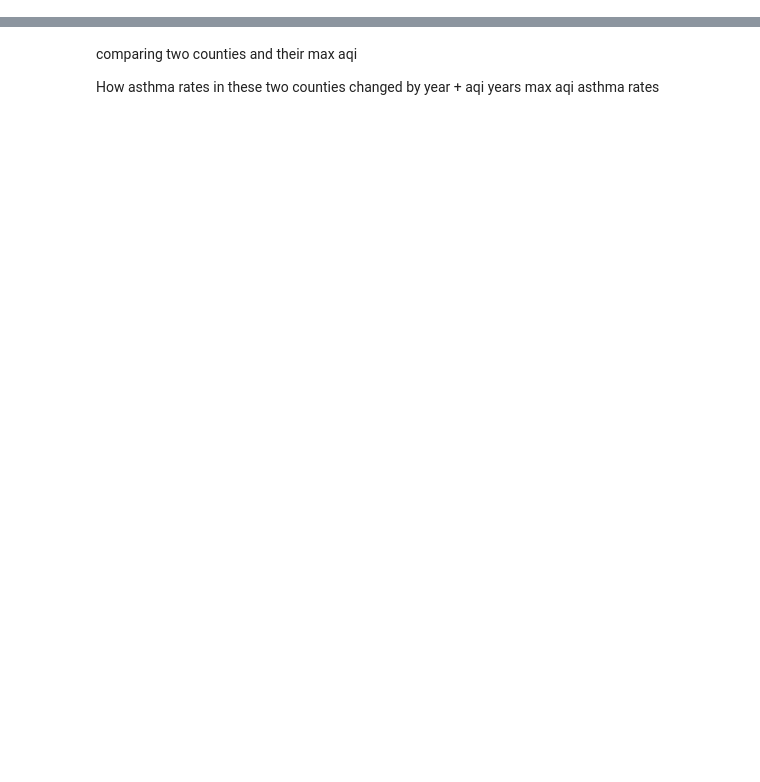
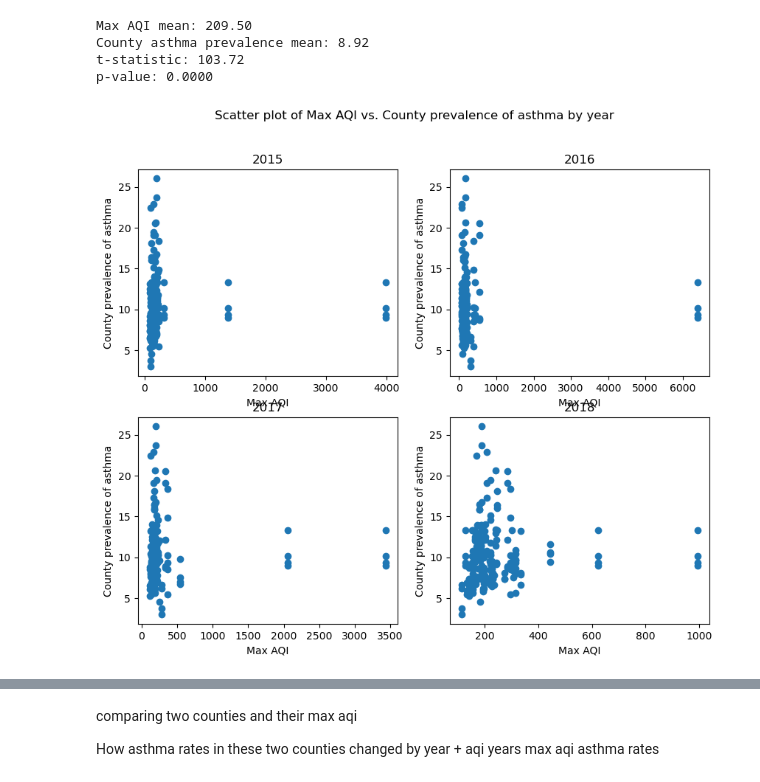
Before and after one commit to ENVS110a-SP23/group5-project, a Jupyter notebook: DataAnalysis.ipynb, the cells around one changed output, grey strips where cells are left out. Cells and saved outputs as stored; diff of their text form; code cells hidden in the pictures; blank space fills up the shorter version.

```diff
--- a/DataAnalysis.ipynb
+++ b/DataAnalysis.ipynb
@@ -74 +103,64 @@ ca_asthma.loc[ca_asthma['County'] == 'Los Angeles']
+# %%
+max_aqi = la_asthmaAQI['Max_AQI']
+county_asthma_prevalence = la_asthmaAQI['County_prevalence']
+
+# Calculate the mean and standard deviation of each variable
+max_aqi_mean = np.mean(max_aqi)
+max_aqi_std = np.std(max_aqi)
+county_asthma_prevalence_mean = np.mean(county_asthma_prevalence)
+county_asthma_prevalence_std = np.std(county_asthma_prevalence)
+
+# Perform the t-test
+t_stat, p_value = ttest_ind(max_aqi, county_asthma_prevalence, equal_var=False)
+
+# Print the results
+print('Max AQI mean: {:.2f}'.format(max_aqi_mean))
+print('County asthma prevalence mean: {:.2f}'.format(county_asthma_prevalence_mean))
+print('t-statistic: {:.2f}'.format(t_stat))
+print('p-value: {:.4f}'.format(p_value))
+# %% [output]
+Max AQI mean: 209.50
+County asthma prevalence mean: 8.92
+t-statistic: 103.72
+p-value: 0.0000
+# %%
+# Filter the data by year
+asthma2015 = asthmaAQI.loc[asthmaAQI['Year'] == 2015]
+asthma2016 = asthmaAQI.loc[asthmaAQI['Year'] == 2016]
+asthma2017 = asthmaAQI.loc[asthmaAQI['Year'] == 2017]
+asthma2018 = asthmaAQI.loc[asthmaAQI['Year'] == 2018]
+
+# Create subplots
+fig, axs = plt.subplots(2, 2, figsize=(10, 8))
+
+# Plot the data for each year
+axs[0, 0].scatter(asthma2015['Max_AQI'], asthma2015['County_prevalence'])
+axs[0, 1].scatter(asthma2016['Max_AQI'], asthma2016['County_prevalence'])
+axs[1, 0].scatter(asthma2017['Max_AQI'], asthma2017['County_prevalence'])
+axs[1, 1].scatter(asthma2018['Max_AQI'], asthma2018['County_prevalence'])
+
+# Add axis labels and a title for each subplot
+axs[0, 0].set_xlabel('Max AQI')
+axs[0, 0].set_ylabel('County prevalence of asthma')
+axs[0, 0].set_title('2015')
+
+axs[0, 1].set_xlabel('Max AQI')
+axs[0, 1].set_ylabel('County prevalence of asthma')
+axs[0, 1].set_title('2016')
+
+axs[1, 0].set_xlabel('Max AQI')
+axs[1, 0].set_ylabel('County prevalence of asthma')
+axs[1, 0].set_title('2017')
+
+axs[1, 1].set_xlabel('Max AQI')
+axs[1, 1].set_ylabel('County prevalence of asthma')
+axs[1, 1].set_title('2018')
+
+# Add a main title for the whole plot
+fig.suptitle('Scatter plot of Max AQI vs. County prevalence of asthma by year')
+
+# Show the plot
+plt.show()
+# %% [output]
+[figure, added]
 # %%
```
Also changed, not shown: parts of 10 cells of this notebook, 2 other files.
